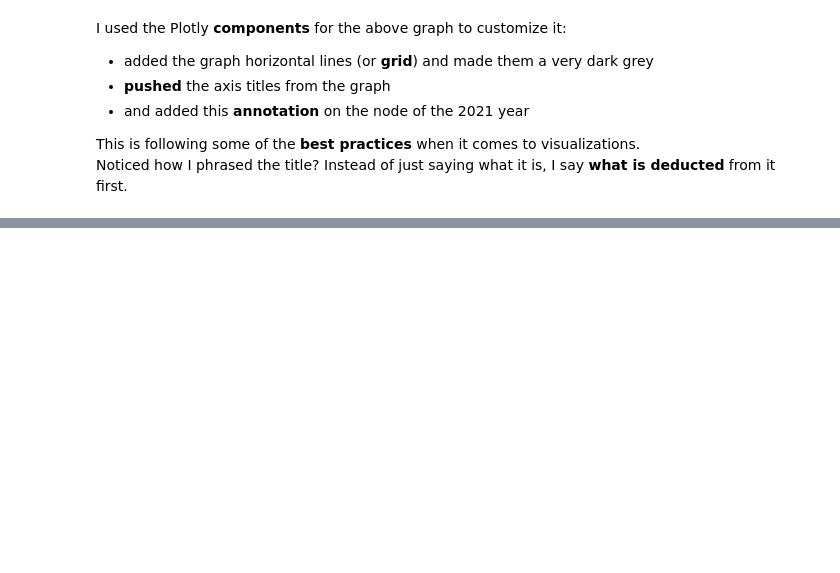
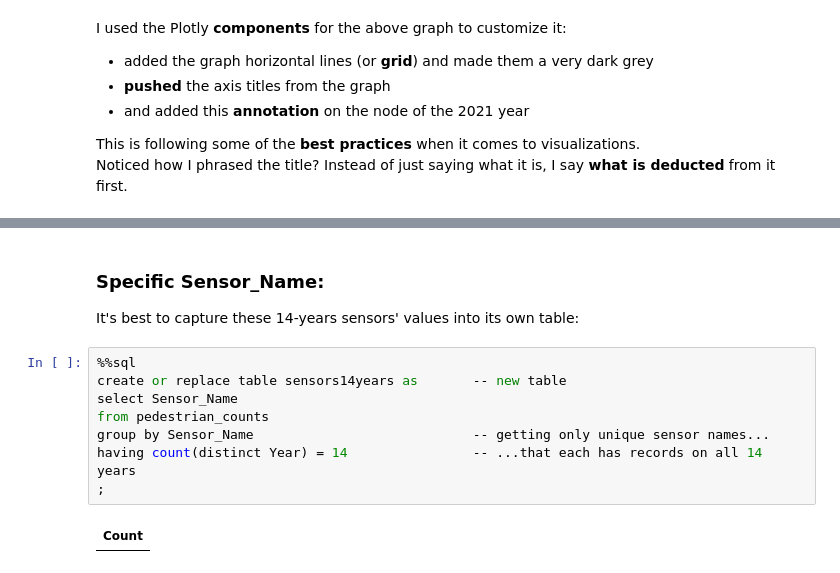
Before and after one commit to jendives2000/Data_ML_Practice_2025, a Jupyter notebook: 1-3-SQL/practice/DuckDB/notebooks/4_duckdb_handson_eda.ipynb, the cells around one changed output, grey strips where cells are left out. Drawn from its saved outputs; the diff is of its cells as text; blank space fills up the shorter version.

```diff
--- a/1-3-SQL/practice/DuckDB/notebooks/4_duckdb_handson_eda.ipynb
+++ b/1-3-SQL/practice/DuckDB/notebooks/4_duckdb_handson_eda.ipynb
@@ -562,0 +703,13 @@ Noticed how I phrased the title? Instead of just saying what it is, I say **what
+# %% [markdown]
+### **Specific Sensor_Name**:
+It's best to capture these 14-years sensors' values into its own table:
+# %%
+%%sql
+create or replace table sensors14years as       -- new table
+select Sensor_Name
+from pedestrian_counts
+group by Sensor_Name                            -- getting only unique sensor names...
+having count(distinct Year) = 14                -- ...that each has records on all 14 years
+;
+# %% [output]
+| Count |
```
Also changed, not shown: parts of 24 cells of this notebook, 2 other files.
